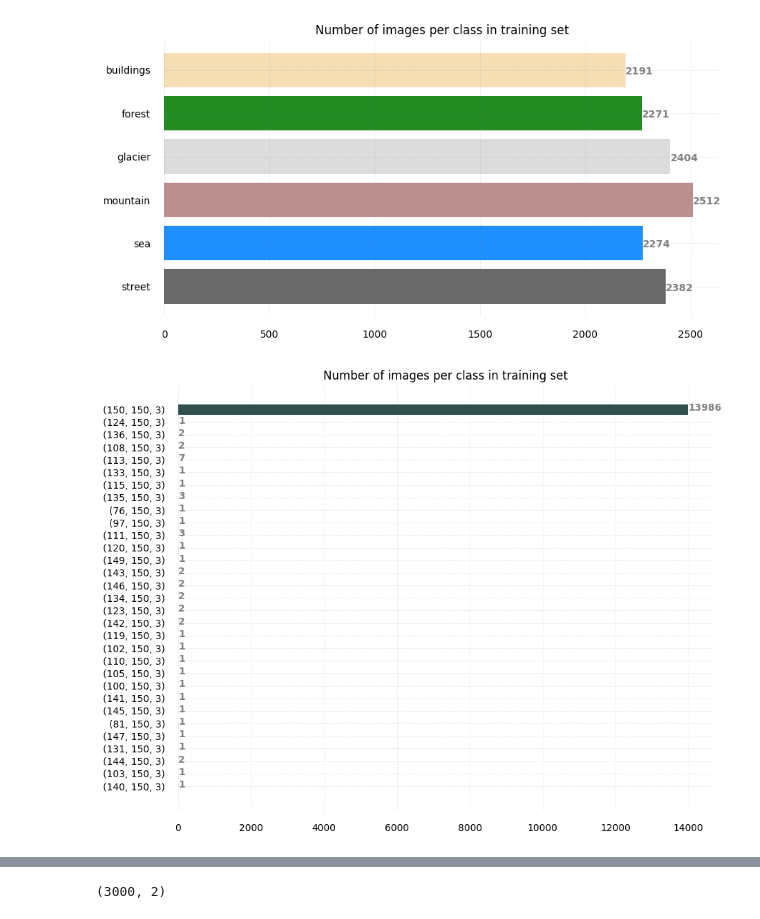
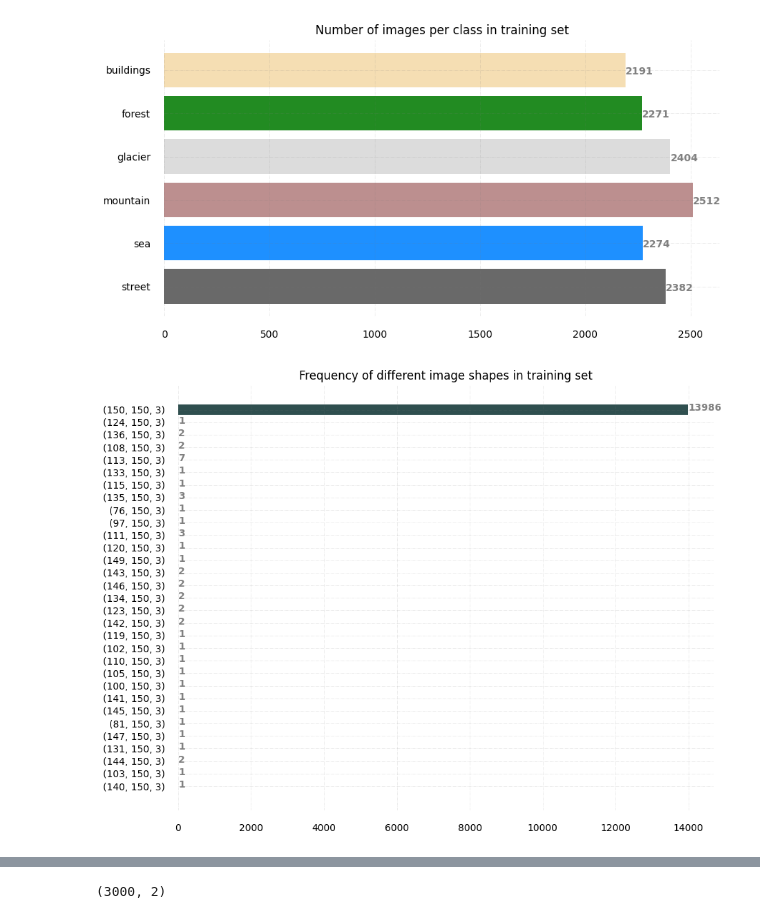
Before and after one commit to Bilpapster/NNs-playground, a Jupyter notebook: 1a_KNN_and_Nearest_Centroid_Classifiers.ipynb, the cells around one changed output, grey strips where cells are left out. Drawn from its saved outputs; the diff is of its cells as text; code cells hidden in the pictures.

```diff
--- a/1a_KNN_and_Nearest_Centroid_Classifiers.ipynb
+++ b/1a_KNN_and_Nearest_Centroid_Classifiers.ipynb
@@ -268,32 +289,32 @@ plt.savefig(f'/gdrive/My Drive/Kaggle/plots/bar plots/bar_plot_classes.png', tra
 # %%
 import pickle
 
 with open("/gdrive/My Drive/Kaggle/image_shapes_frequency_dict.pkl", "rb") as infile:
   image_shapes_frequency_dict = pickle.load(infile)
 
 fig, ax = plt.subplots(figsize=(10, 8))
 
 shapes_list = list(image_shapes_frequency_dict.keys())
 shapes_frequency_list = list(image_shapes_frequency_dict.values())
 plt.barh(shapes_list, shapes_frequency_list, color='darkslategrey')
-plt.title('Number of images per class in training set')
+plt.title('Frequency of different image shapes in training set')
 ax.xaxis.set_ticks_position('none')
 ax.xaxis.set_tick_params(pad = 10)
 
 ax.yaxis.set_ticks_position('none')
 ax.yaxis.set_tick_params(pad = 10)
 
 ax.invert_yaxis()
 ax.grid(color='grey', linestyle='-.', linewidth=0.5, alpha=0.2)
 
 for spline in ['top', 'left', 'right', 'bottom']:
     ax.spines[spline].set_visible(False)
 
 for patch in ax.patches:
     plt.text(patch.get_width()+0.2, patch.get_y()+0.5,
                    str(round((patch.get_width()), 2)),
                    fontsize = 10, fontweight ='bold',
                    color ='grey')
 plt.savefig('/gdrive/My Drive/Kaggle/plots/bar plots/bar_plot_shapes.png', transparent=True)
 # %% [output]
-[figure, old version]
+[figure, new version]
```
Also changed, not shown: parts of 23 cells of this notebook.
